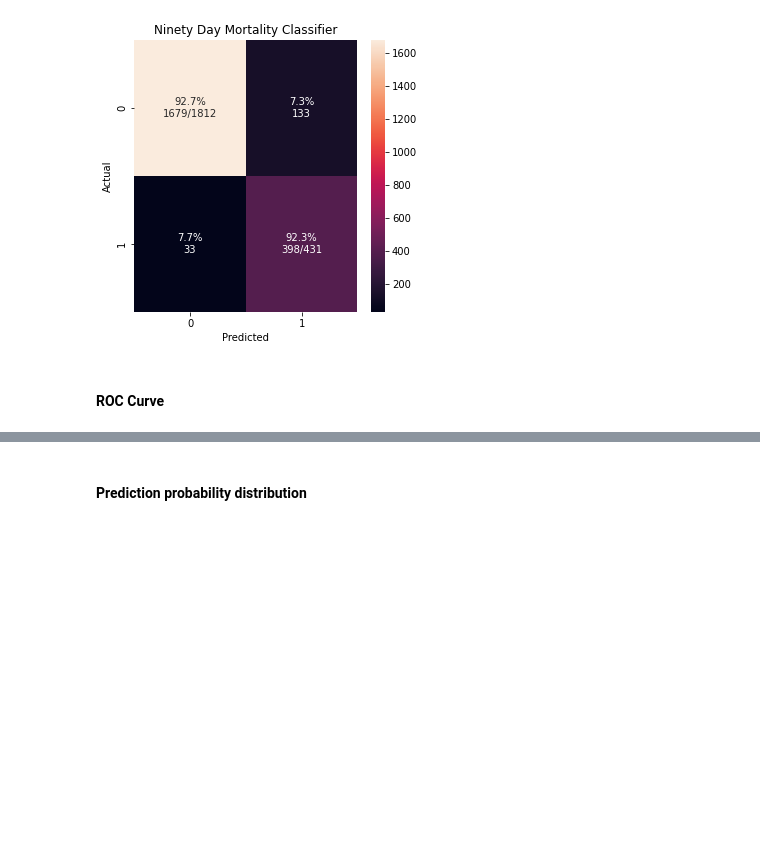
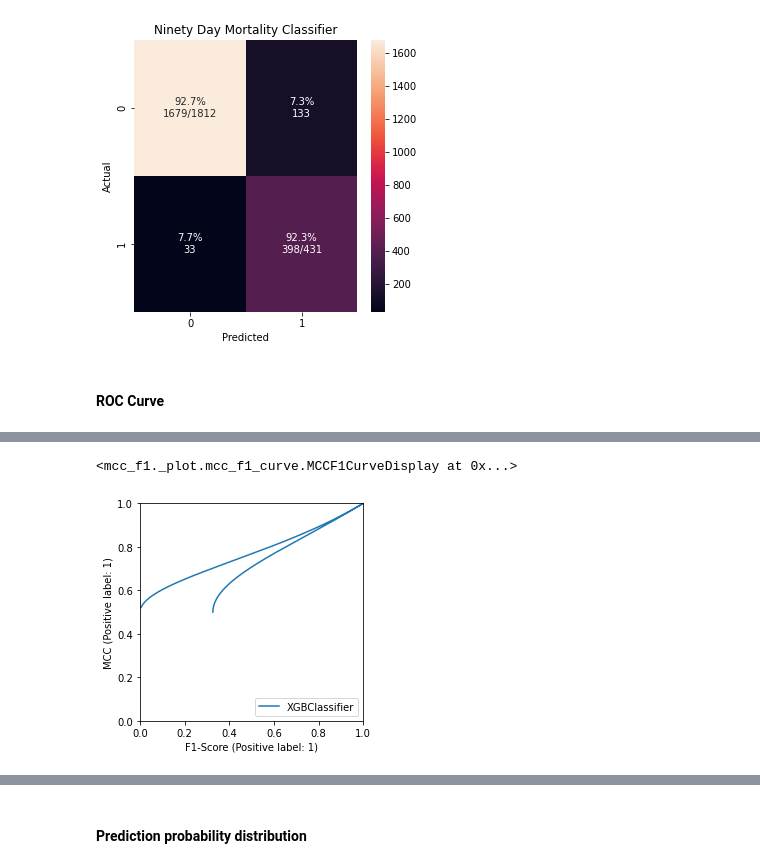
Before and after one commit to ryashpal/ML, a Jupyter notebook: mortality/xgboost.ipynb, the cells around one changed output, grey strips where cells are left out. Drawn from its saved outputs; the diff is of its cells as text; code cells hidden in the pictures; blank space fills up the shorter version.

```diff
--- a/mortality/xgboost.ipynb
+++ b/mortality/xgboost.ipynb
@@ -108,7 +109,8 @@ plt.barh(y=xgbDf.feature, width=xgbDf.weight)
 # %% [markdown]
 ### One-day mortality prediction
 # %%
-xgb = XGBClassifier()
-xgb.fit(X_train, y_one_day_train)
-y_one_day_pred = xgb.predict(X_test)
+xgb_one_day = XGBClassifier()
+xgb_one_day.fit(X_train, y_one_day_train)
+y_one_day_pred = xgb_one_day.predict(X_test)
+y_one_day_prob = xgb_one_day.predict_proba(X_test)
 # %% [output]
@@ -359,0 +438,5 @@ plt.show()
+# %%
+plot_mcc_f1_curve(xgb_one_day, X_test, y_one_day_pred)
+# %% [output]
+<mcc_f1._plot.mcc_f1_curve.MCCF1CurveDisplay at 0x...>
+[figure, added]
```
Also changed, not shown: parts of 25 cells of this notebook.
